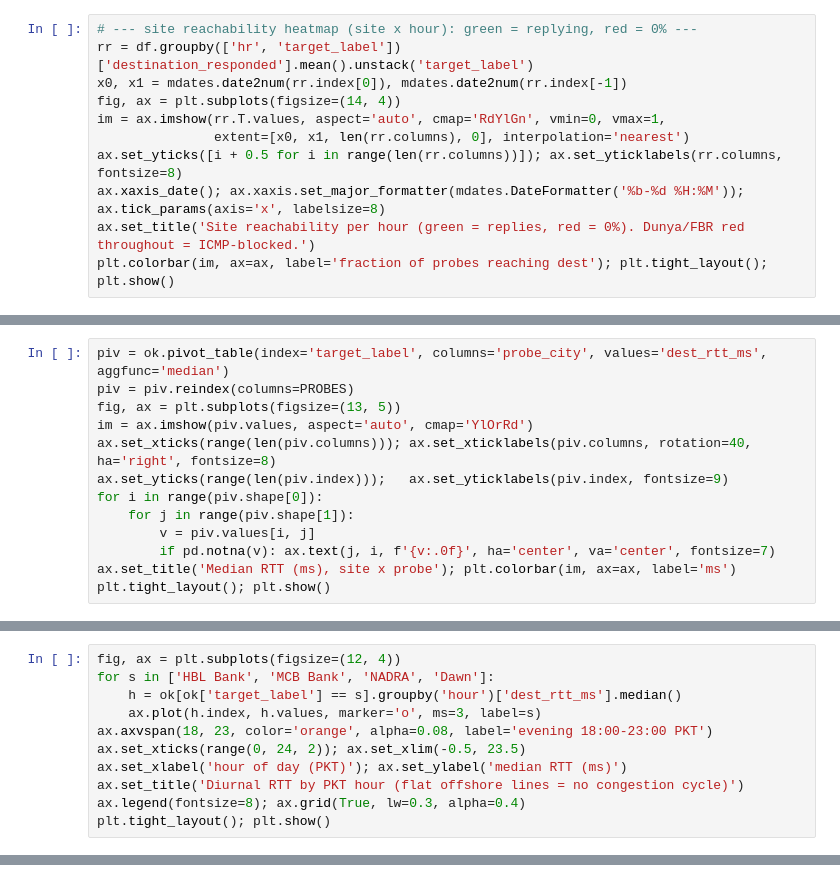
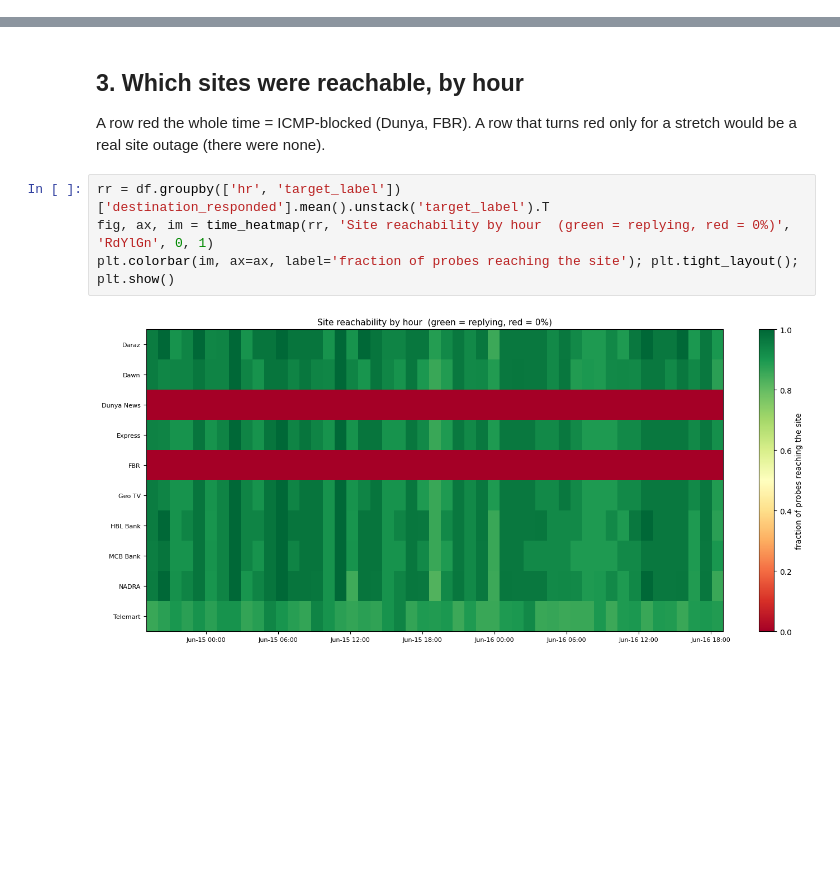
Before and after one commit to msaqib/pkinternet, a Jupyter notebook: findings/03_longitudinal_routing_48h.ipynb, the cells around one changed output, grey strips where cells are left out. Cells and saved outputs as stored; diff of their text form; blank space fills up the shorter version.

```diff
--- a/findings/03_longitudinal_routing_48h.ipynb
+++ b/findings/03_longitudinal_routing_48h.ipynb
@@ -96,11 +0,0 @@ Probe outage windows (gap > 25 min between consecutive rounds):
-# %%
-# --- site reachability heatmap (site x hour): green = replying, red = 0% ---
-rr = df.groupby(['hr', 'target_label'])['destination_responded'].mean().unstack('target_label')
-x0, x1 = mdates.date2num(rr.index[0]), mdates.date2num(rr.index[-1])
-fig, ax = plt.subplots(figsize=(14, 4))
-im = ax.imshow(rr.T.values, aspect='auto', cmap='RdYlGn', vmin=0, vmax=1,
-               extent=[x0, x1, len(rr.columns), 0], interpolation='nearest')
-ax.set_yticks([i + 0.5 for i in range(len(rr.columns))]); ax.set_yticklabels(rr.columns, fontsize=8)
-ax.xaxis_date(); ax.xaxis.set_major_formatter(mdates.DateFormatter('%b-%d %H:%M')); ax.tick_params(axis='x', labelsize=8)
-ax.set_title('Site reachability per hour (green = replies, red = 0%). Dunya/FBR red throughout = ICMP-blocked.')
-plt.colorbar(im, ax=ax, label='fraction of probes reaching dest'); plt.tight_layout(); plt.show()
@@ -115,13 +0,0 @@ are 100-280 ms for the same content.
-# %%
-piv = ok.pivot_table(index='target_label', columns='probe_city', values='dest_rtt_ms', aggfunc='median')
-piv = piv.reindex(columns=PROBES)
-fig, ax = plt.subplots(figsize=(13, 5))
-im = ax.imshow(piv.values, aspect='auto', cmap='YlOrRd')
-ax.set_xticks(range(len(piv.columns))); ax.set_xticklabels(piv.columns, rotation=40, ha='right', fontsize=8)
-ax.set_yticks(range(len(piv.index)));   ax.set_yticklabels(piv.index, fontsize=9)
-for i in range(piv.shape[0]):
-    for j in range(piv.shape[1]):
-        v = piv.values[i, j]
-        if pd.notna(v): ax.text(j, i, f'{v:.0f}', ha='center', va='center', fontsize=7)
-ax.set_title('Median RTT (ms), site x probe'); plt.colorbar(im, ax=ax, label='ms')
-plt.tight_layout(); plt.show()
@@ -161,11 +0,0 @@ and a local Cloudflare site for contrast. Uses all probes that reach each site.
-# %%
-fig, ax = plt.subplots(figsize=(12, 4))
-for s in ['HBL Bank', 'MCB Bank', 'NADRA', 'Dawn']:
-    h = ok[ok['target_label'] == s].groupby('hour')['dest_rtt_ms'].median()
-    ax.plot(h.index, h.values, marker='o', ms=3, label=s)
-ax.axvspan(18, 23, color='orange', alpha=0.08, label='evening 18:00-23:00 PKT')
-ax.set_xticks(range(0, 24, 2)); ax.set_xlim(-0.5, 23.5)
-ax.set_xlabel('hour of day (PKT)'); ax.set_ylabel('median RTT (ms)')
-ax.set_title('Diurnal RTT by PKT hour (flat offshore lines = no congestion cycle)')
-ax.legend(fontsize=8); ax.grid(True, lw=0.3, alpha=0.4)
-plt.tight_layout(); plt.show()
@@ -234,0 +103,11 @@ else:
+# %% [markdown]
+## 3. Which sites were reachable, by hour
+
+A row red the whole time = ICMP-blocked (Dunya, FBR). A row that turns red only for a
+stretch would be a real site outage (there were none).
+# %%
+rr = df.groupby(['hr', 'target_label'])['destination_responded'].mean().unstack('target_label').T
+fig, ax, im = time_heatmap(rr, 'Site reachability by hour  (green = replying, red = 0%)', 'RdYlGn', 0, 1)
+plt.colorbar(im, ax=ax, label='fraction of probes reaching the site'); plt.tight_layout(); plt.show()
+# %% [output]
+[figure, added]
```
Also changed, not shown: parts of 37 cells of this notebook.
